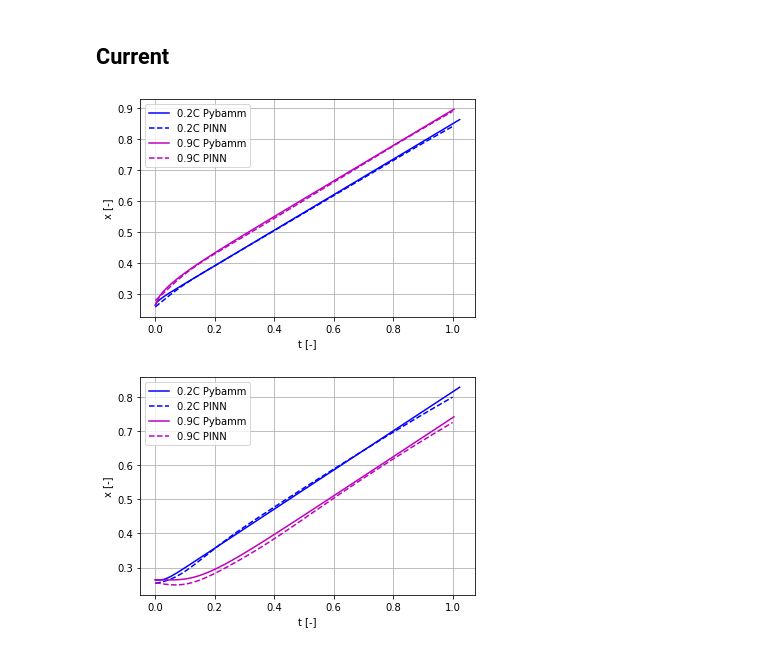
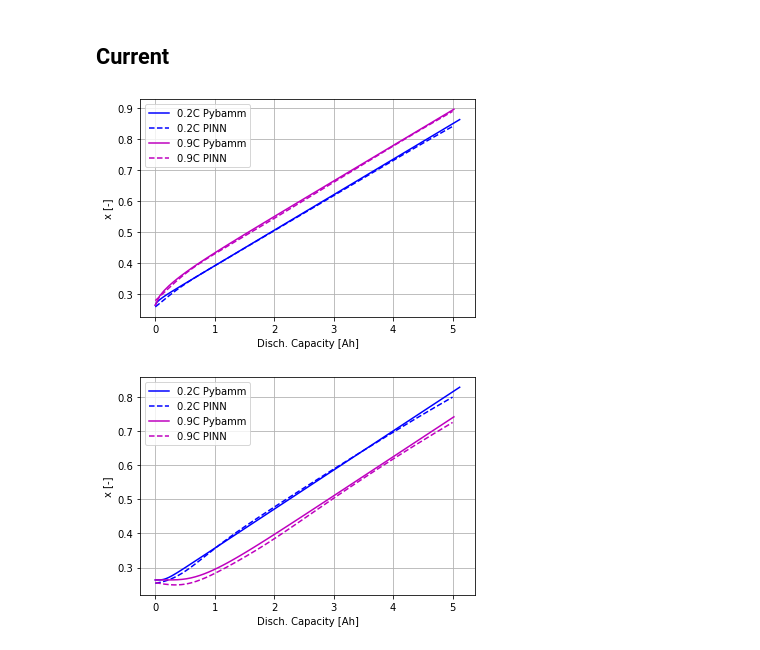
Before and after one commit to JosuYeregui/PINN-DeepONet, a Jupyter notebook: evaluation.ipynb, the cells around one changed output. Saved outputs shown, nothing was run; the diff lists cells and outputs as text; code cells hidden in the pictures.

```diff
--- a/evaluation.ipynb
+++ b/evaluation.ipynb
@@ -158,37 +161,37 @@ PBM_model = pybamm.lithium_ion.SPM()
 plt.figure()
 plt.grid("on")
 
 for k, c in zip([0.2, 0.9], ["b", "m"]):
 
     experiment = pybamm.Experiment(["Discharge at "+ str(k) +"C for 100000 seconds or until 2.5 V"])
     sim = pybamm.Simulation(PBM_model, experiment=experiment, parameter_values=param)
     solution = sim.solve(initial_soc=1)
 
     x = solution["x [m]"].entries[:, 0]
 
     t = solution["Time [s]"].entries
 
     c_s_p = solution["Positive particle concentration"]
     r_p = solution["r_p [m]"].entries[:, 0, 0]
 
     pos_SPM_r1 = c_s_p(r=r_p[-1], t=t, x=x[-1])
 
-    plt.plot(t / 3600. * k, pos_SPM_r1, c+"-",label=str(k)+"C Pybamm")
+    plt.plot(t / 3600. * k * parameters["I_typ"], pos_SPM_r1, c+"-",label=str(k)+"C Pybamm")
 
     bcs_sample_t = torch.linspace(0., 1., 1000)
     bcs_sample_r = torch.ones_like(bcs_sample_t)
     bcs_sample_I = torch.ones_like(bcs_sample_t) * k
     bcs_sample = torch.stack([bcs_sample_t, bcs_sample_r, bcs_sample_I]).t()
     c_bcs = PINN_pos(bcs_sample)
 
-    plt.plot(bcs_sample_t.detach().numpy(), c_bcs.detach().numpy(), c+"--", label=str(k)+"C PINN")
+    plt.plot(bcs_sample_t.detach().numpy() * parameters["I_typ"], c_bcs.detach().numpy(), c+"--", label=str(k)+"C PINN")
 
 plt.legend()
-plt.xlabel("t [-]")
+plt.xlabel("Disch. Capacity [Ah]")
 plt.ylabel("x [-]")
 plt.show()
 # %% [output]
-[figure, old version]
+[figure, new version]
 # %%
 plt.figure()
 plt.grid("on")
@@ -208,7 +211,7 @@ for k, c in zip([0.2, 0.9], ["b", "m"]):
 
     pos_SPM_r1 = c_s_p(r=r_p[0], t=t, x=x[-1])
 
-    plt.plot(t / 3600. * k, pos_SPM_r1, c+"-",label=str(k)+"C Pybamm")
+    plt.plot(t / 3600. * k * parameters["I_typ"], pos_SPM_r1, c+"-",label=str(k)+"C Pybamm")
 
     bcs_sample_t = torch.linspace(0., 1., 1000)
     bcs_sample_r = torch.zeros_like(bcs_sample_t)
@@ -216,11 +219,11 @@ for k, c in zip([0.2, 0.9], ["b", "m"]):
     bcs_sample = torch.stack([bcs_sample_t, bcs_sample_r, bcs_sample_I]).t()
     c_bcs = PINN_pos(bcs_sample)
 
-    plt.plot(bcs_sample_t.detach().numpy(), c_bcs.detach().numpy(), c+"--", label=str(k)+"C PINN")
+    plt.plot(bcs_sample_t.detach().numpy()* parameters["I_typ"], c_bcs.detach().numpy(), c+"--", label=str(k)+"C PINN")
 
 plt.legend()
-plt.xlabel("t [-]")
+plt.xlabel("Disch. Capacity [Ah]")
 plt.ylabel("x [-]")
 plt.show()
 # %% [output]
-[figure, old version]
+[figure, new version]
```
Also changed, not shown: parts of 6 cells of this notebook, 3 other files.
